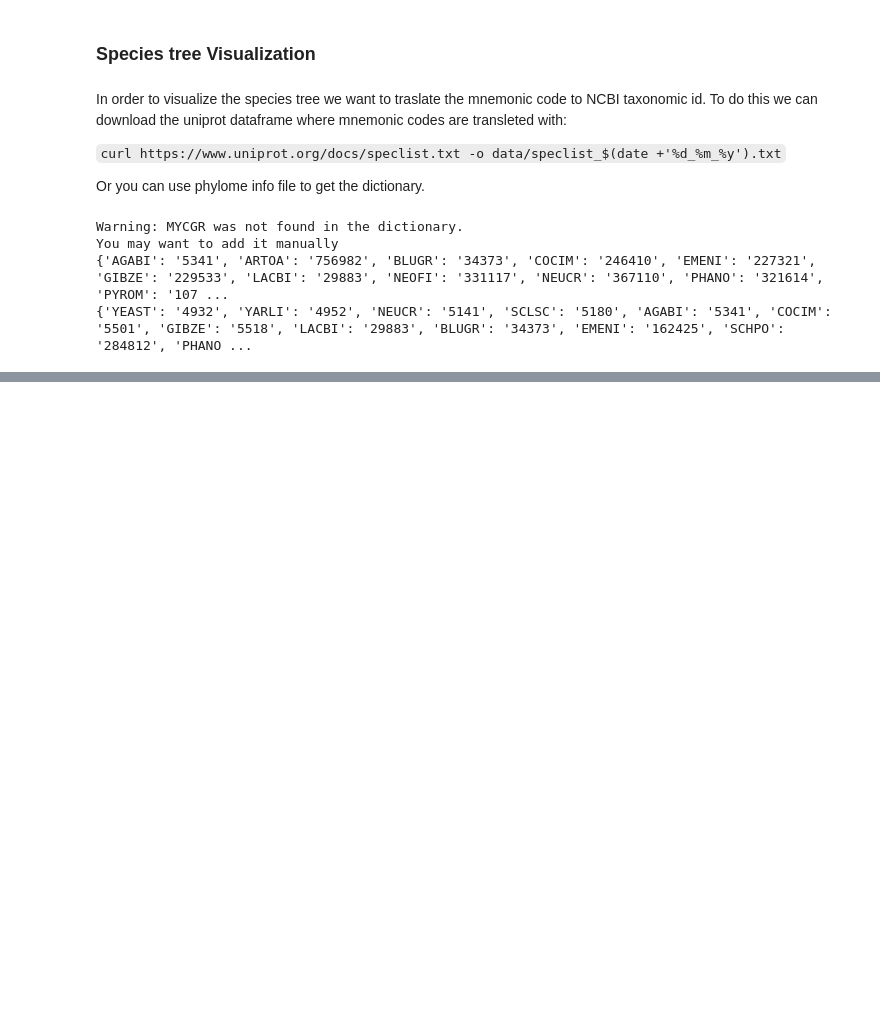
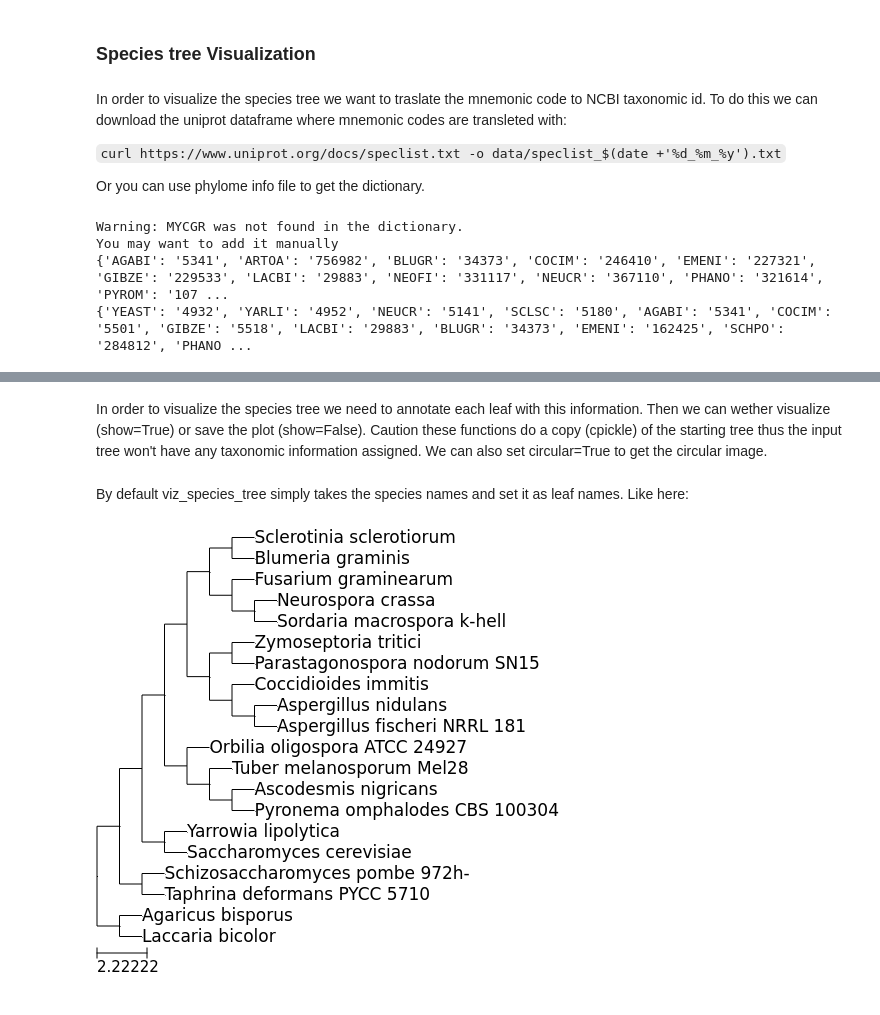
Before and after one commit to Gabaldonlab/phylome_analysis_giaco, a Jupyter notebook: examples/example_species.ipynb, the cells around one changed output, grey strips where cells are left out. Saved outputs shown, nothing was run; the diff lists cells and outputs as text; code cells hidden in the pictures; blank space fills up the shorter version.

Commit message:
added species viz features + miscellaneous example

```diff
--- a/examples/example_species.ipynb
+++ b/examples/example_species.ipynb
@@ -175,0 +222,2 @@ Anyway, the missing keys will still be handled in the visualization.
+# %% [markdown]
+In order to visualize the species tree we need to annotate each leaf with this information. Then we can wether visualize (show=True) or save the plot (show=False). Caution these functions do a copy (cpickle) of the starting tree thus the input tree won't have any taxonomic information assigned. We can also set circular=True to get the circular image.
@@ -175,0 +228,7 @@ Anyway, the missing keys will still be handled in the visualization.
+# %% [markdown]
+By default viz_species_tree simply takes the species names and set it as leaf names. Like here:
+# %%
+from IPython.display import Image
+Image(filename='./out_dir15/plot_sptree_standard.png')
+# %% [output]
+[figure, added]
```
Also changed, not shown: parts of 14 cells of this notebook, 5 other files.
